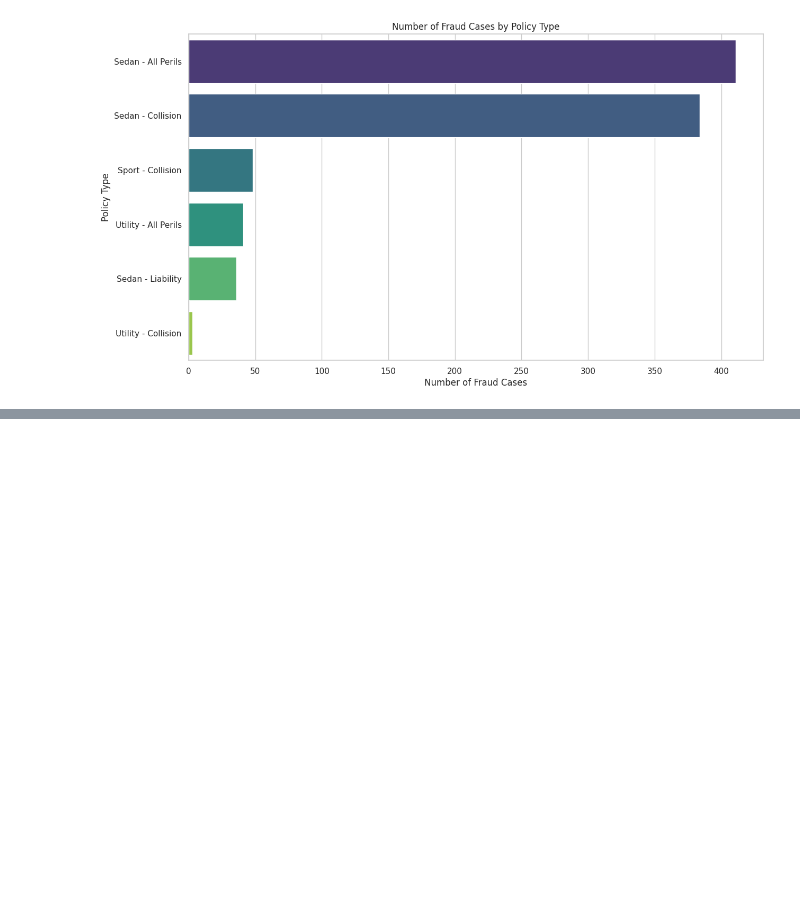
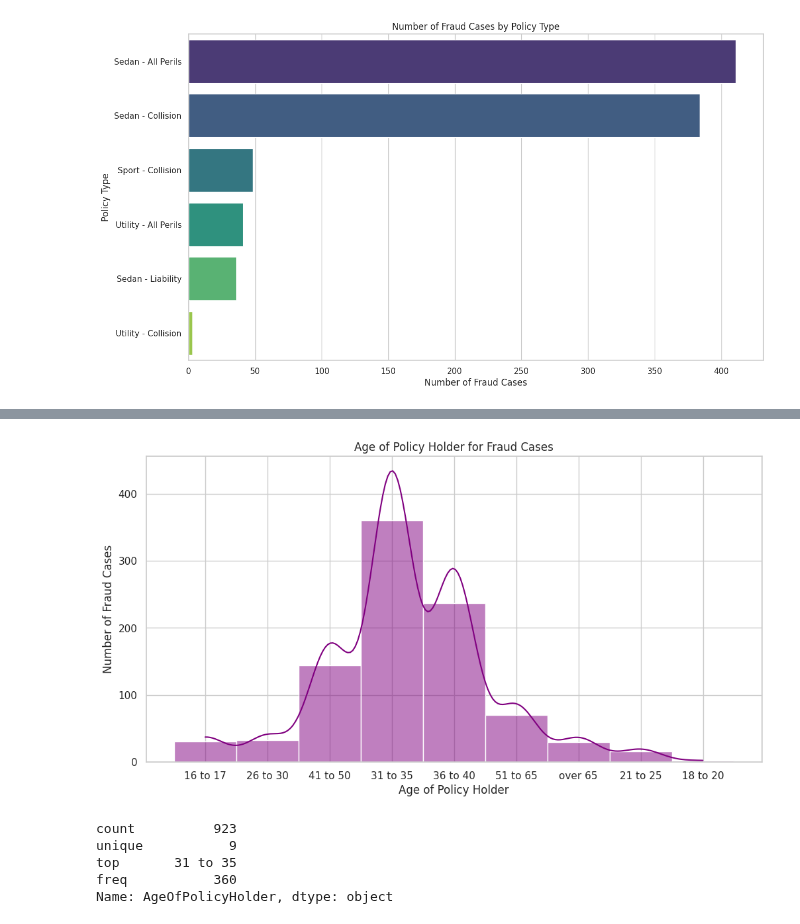
Before and after one commit to kimp10/Insurance-Fraud-Detection-Model-, a Jupyter notebook: Insurance_Fraud_detection.ipynb, the cells around one changed output, grey strips where cells are left out. Drawn from its saved outputs; the diff is of its cells as text; code cells hidden in the pictures; blank space fills up the shorter version.

```diff
--- a/Insurance_Fraud_detection.ipynb
+++ b/Insurance_Fraud_detection.ipynb
@@ -321,0 +375,24 @@ plt.show()
+# %%
+# Set the style for the plots
+sns.set(style="whitegrid")
+
+# Filter data for fraud cases
+fraud_cases_age_of_policy_holder = Claim_fraud[Claim_fraud['FraudFound_P'] == 1]['AgeOfPolicyHolder']
+
+# Histogram of Age of Policy Holder for Fraud Cases
+plt.figure(figsize=(12, 6))
+sns.histplot(fraud_cases_age_of_policy_holder, kde=True, bins=20, color="purple")
+plt.title('Age of Policy Holder for Fraud Cases')
+plt.xlabel('Age of Policy Holder')
+plt.ylabel('Number of Fraud Cases')
+plt.show()
+
+# Print summary statistics for age of policy holder in fraud cases
+print(fraud_cases_age_of_policy_holder.describe())
+# %% [output]
+[figure, added]
+count          923
+unique           9
+top       31 to 35
+freq           360
+Name: AgeOfPolicyHolder, dtype: object
```
Also changed, not shown: parts of 4 cells of this notebook.
